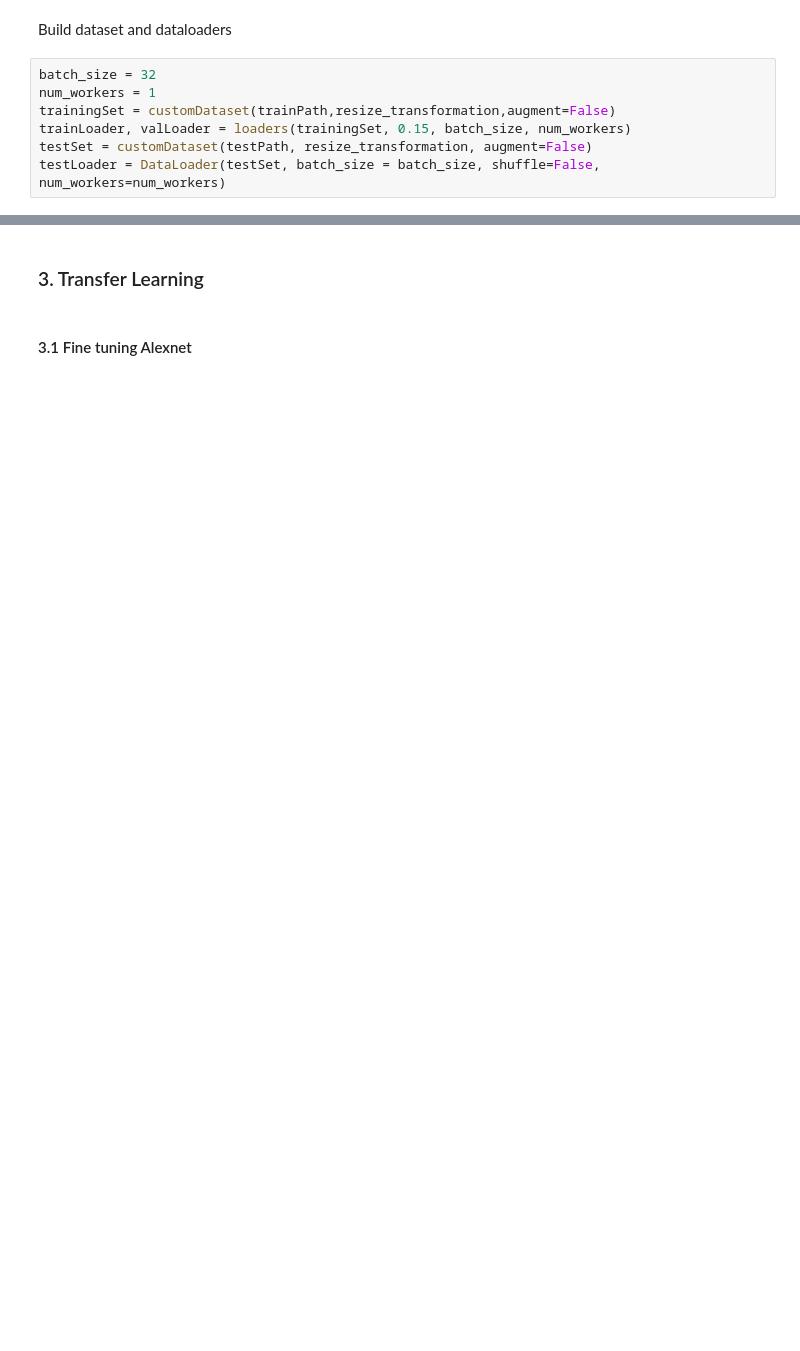
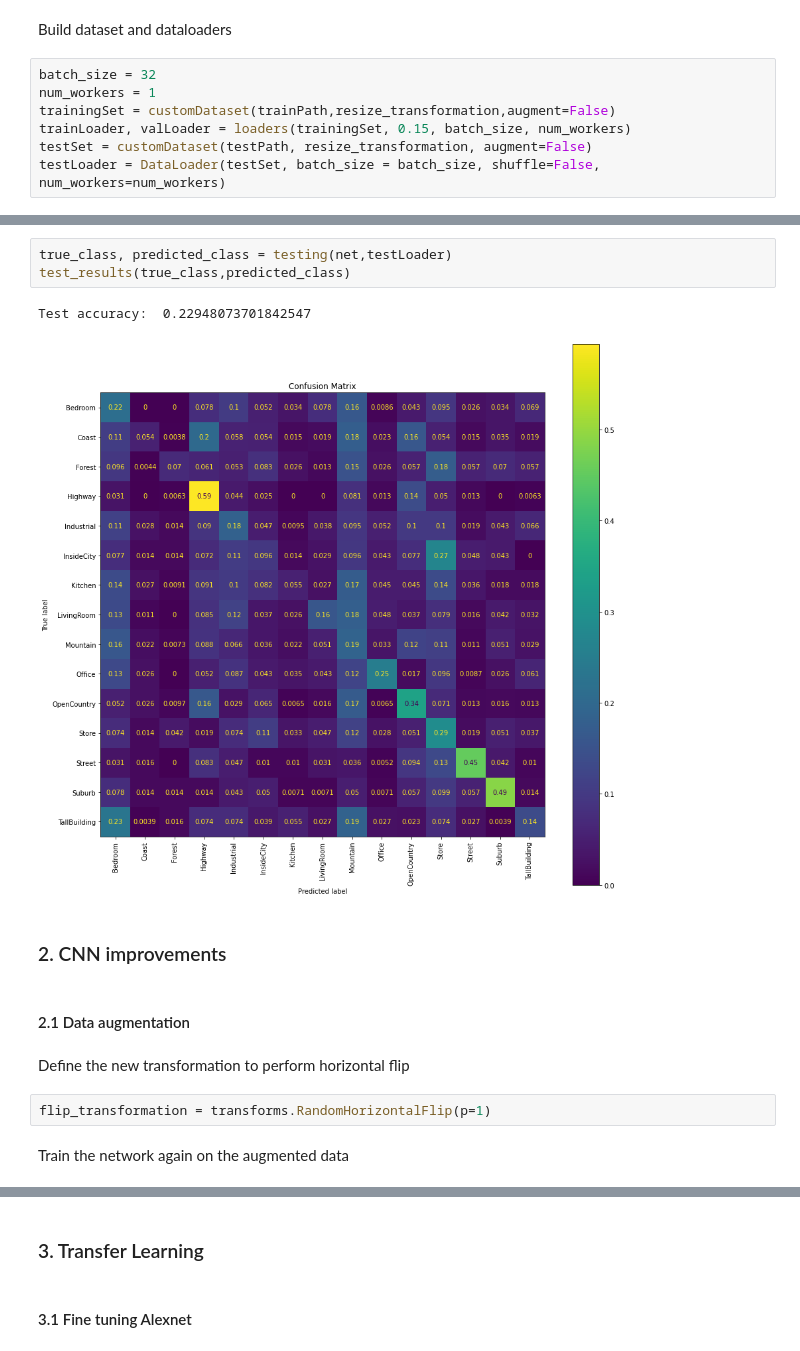
Before and after one commit to ClaudiaD97/CV_project, a Jupyter notebook: complete.ipynb, the cells around one changed output, grey strips where cells are left out. Saved outputs shown, nothing was run; the diff lists cells and outputs as text; blank space fills up the shorter version.

```diff
--- a/complete.ipynb
+++ b/complete.ipynb
@@ -273,0 +363,16 @@ testLoader = DataLoader(testSet, batch_size = batch_size, shuffle=False, num_wor
+# %%
+true_class, predicted_class = testing(net,testLoader)
+test_results(true_class,predicted_class)
+# %% [output]
+Test accuracy:  0.22948073701842547
+[figure, added]
+# %% [markdown]
+### 2. CNN improvements
+# %% [markdown]
+#### 2.1 Data augmentation
+# %% [markdown]
+Define the new transformation to perform horizontal flip
+# %%
+flip_transformation = transforms.RandomHorizontalFlip(p=1)
+# %% [markdown]
+Train the network again on the augmented data
```
Also changed, not shown: parts of 69 cells of this notebook.
